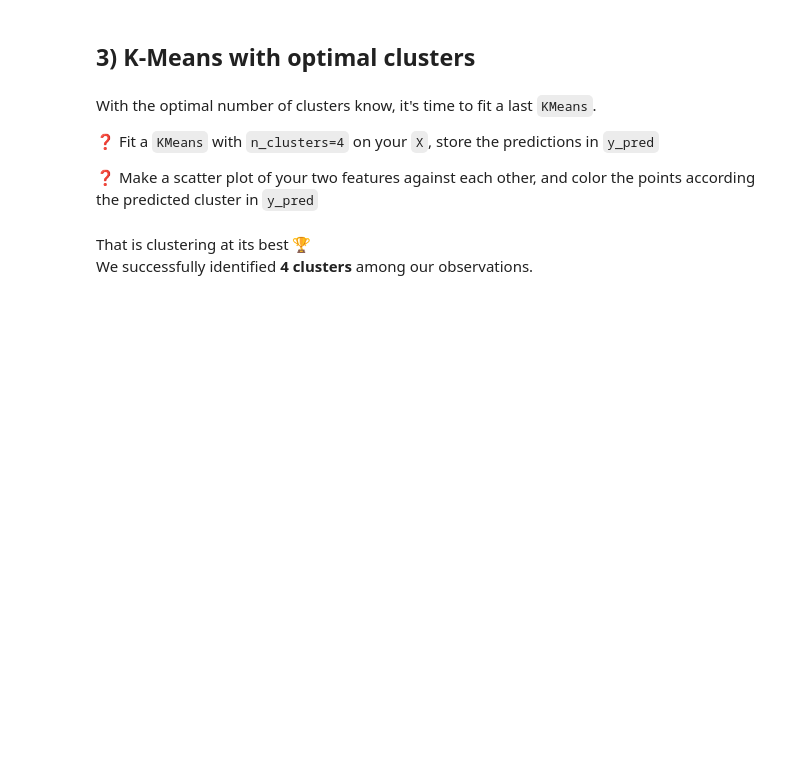
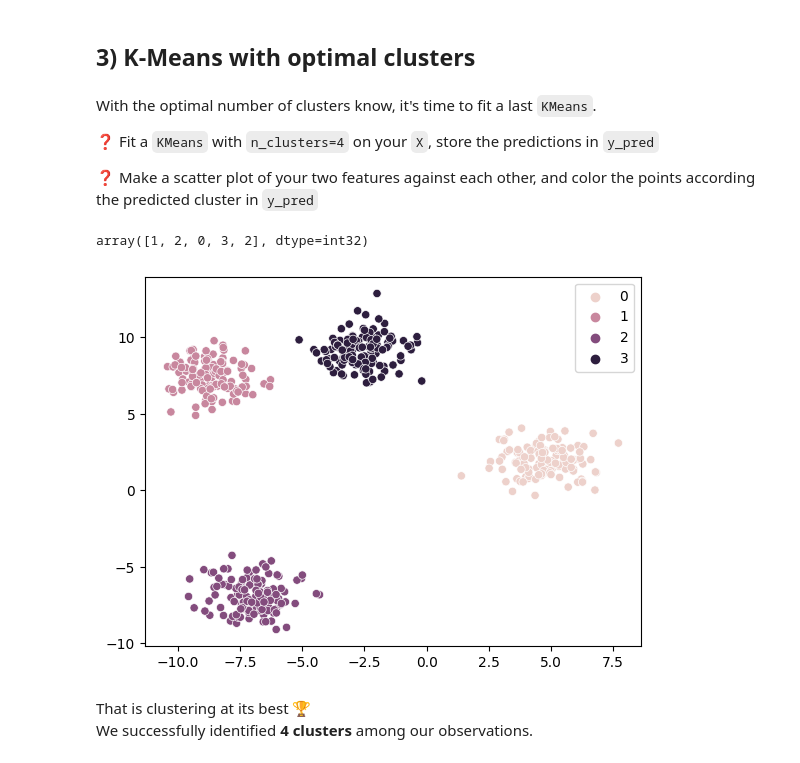
Before and after one commit to jharika23/data-image-compression, a Jupyter notebook: warmup_k_means.ipynb, the cells around one changed output. Saved outputs shown, nothing was run; the diff lists cells and outputs as text; code cells hidden in the pictures; blank space fills up the shorter version.

```diff
--- a/warmup_k_means.ipynb
+++ b/warmup_k_means.ipynb
@@ -138,3 +174,14 @@ With the optimal number of clusters know, it's time to fit a last `KMeans`.
+# %%
+kmeans = KMeans(n_clusters=4, random_state=42).fit(X)
+y_pred = kmeans.predict(X)
+
+y_pred[:5]
+# %% [output]
+array([1, 2, 0, 3, 2], dtype=int32)
+# %%
+sns.scatterplot(x=X[:,0],y=X[:,1],hue=y_pred);
+# %% [output]
+[figure, added]
 # %% [markdown]
 That is clustering at its best 	🏆
 We successfully identified **4 clusters** among our observations.
```
Also changed, not shown: parts of 16 cells of this notebook, 2 other files.
